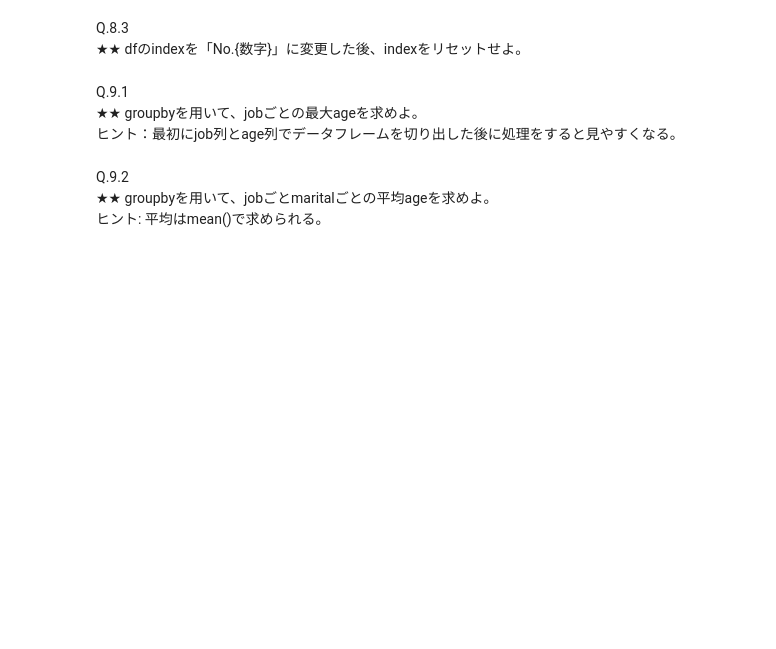
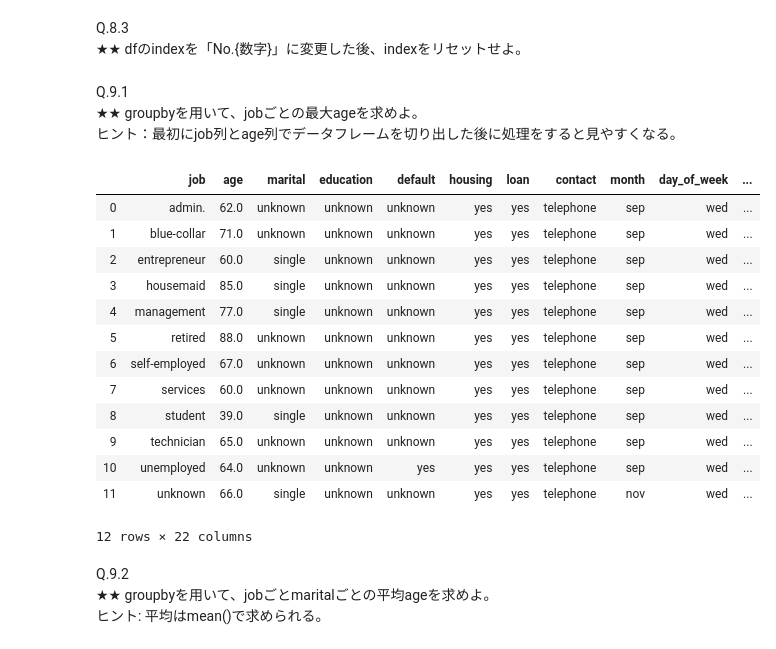
Before and after one commit to Seiji555/pub, a Jupyter notebook: AI/python_math/session03/session03_pandas_演習.ipynb, the cells around one changed output. Drawn from its saved outputs; the diff is of its cells as text; code cells hidden in the pictures; blank space fills up the shorter version.

```diff
--- a/AI/python_math/session03/session03_pandas_演習.ipynb
+++ b/AI/python_math/session03/session03_pandas_演習.ipynb
@@ -268,3 +398,6 @@ np.array([True, True, False]) & np.array([False, True, True])
 # %% [markdown]
 Q.8.1
 ★ dfのjob列の列名をworkに変更したデータフレームを表示せよ。
+# %%
+df = df.rename(columns={"job":"work"})
+df
@@ -285,6 +432,24 @@ Q.8.3
 Q.9.1
 ★★ groupbyを用いて、jobごとの最大ageを求めよ。
 ヒント：最初にjob列とage列でデータフレームを切り出した後に処理をすると見やすくなる。
+# %%
+df = df.rename(columns={"work":"job"})
+df.groupby(["job"]).max().reset_index()
+# %% [output]
+|  | job | age | marital | education | default | housing | loan | contact | month | day_of_week | ... |
+| 0 | admin. | 62.0 | unknown | unknown | unknown | yes | yes | telephone | sep | wed | ... |
+| 1 | blue-collar | 71.0 | unknown | unknown | unknown | yes | yes | telephone | sep | wed | ... |
+| 2 | entrepreneur | 60.0 | single | unknown | unknown | yes | yes | telephone | sep | wed | ... |
+| 3 | housemaid | 85.0 | single | unknown | unknown | yes | yes | telephone | sep | wed | ... |
+| 4 | management | 77.0 | single | unknown | unknown | yes | yes | telephone | sep | wed | ... |
+| 5 | retired | 88.0 | unknown | unknown | unknown | yes | yes | telephone | sep | wed | ... |
+| 6 | self-employed | 67.0 | unknown | unknown | unknown | yes | yes | telephone | sep | wed | ... |
+| 7 | services | 60.0 | unknown | unknown | unknown | yes | yes | telephone | sep | wed | ... |
+| 8 | student | 39.0 | single | unknown | unknown | yes | yes | telephone | sep | wed | ... |
+| 9 | technician | 65.0 | unknown | unknown | unknown | yes | yes | telephone | sep | wed | ... |
+| 10 | unemployed | 64.0 | unknown | unknown | yes | yes | yes | telephone | sep | wed | ... |
+| 11 | unknown | 66.0 | single | unknown | unknown | yes | yes | telephone | nov | wed | ... |
+12 rows × 22 columns
 # %% [markdown]
 Q.9.2
 ★★ groupbyを用いて、jobごとmaritalごとの平均ageを求めよ。
```
Also changed, not shown: parts of 13 cells of this notebook.
